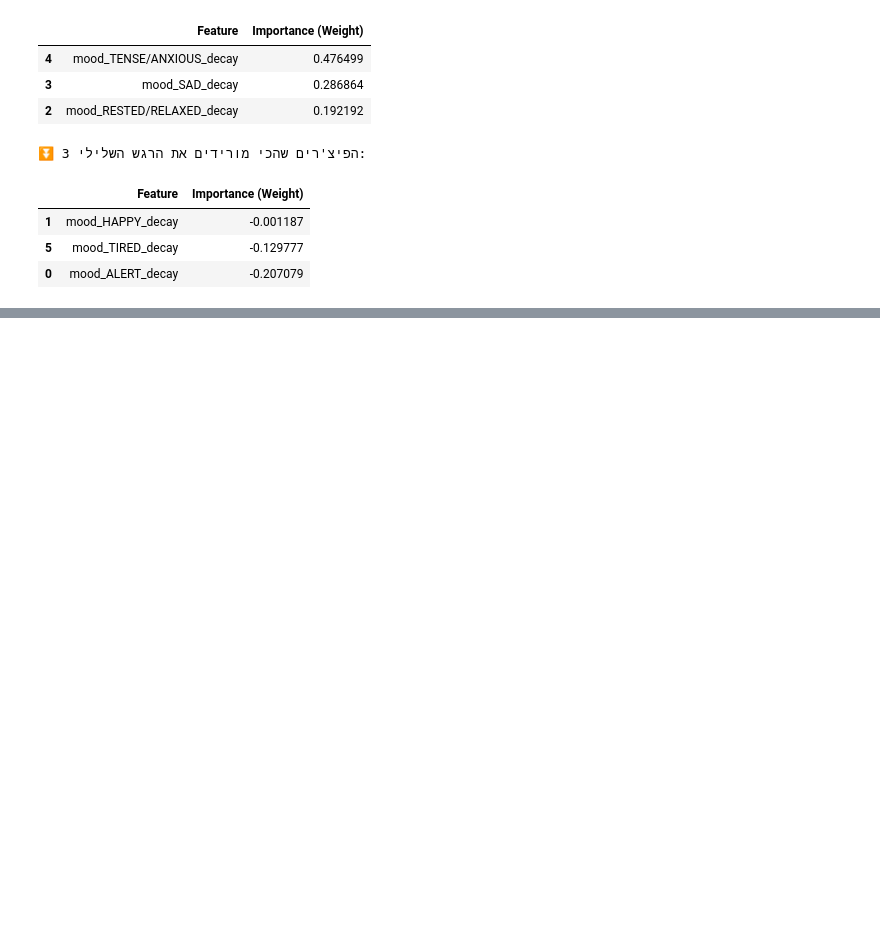
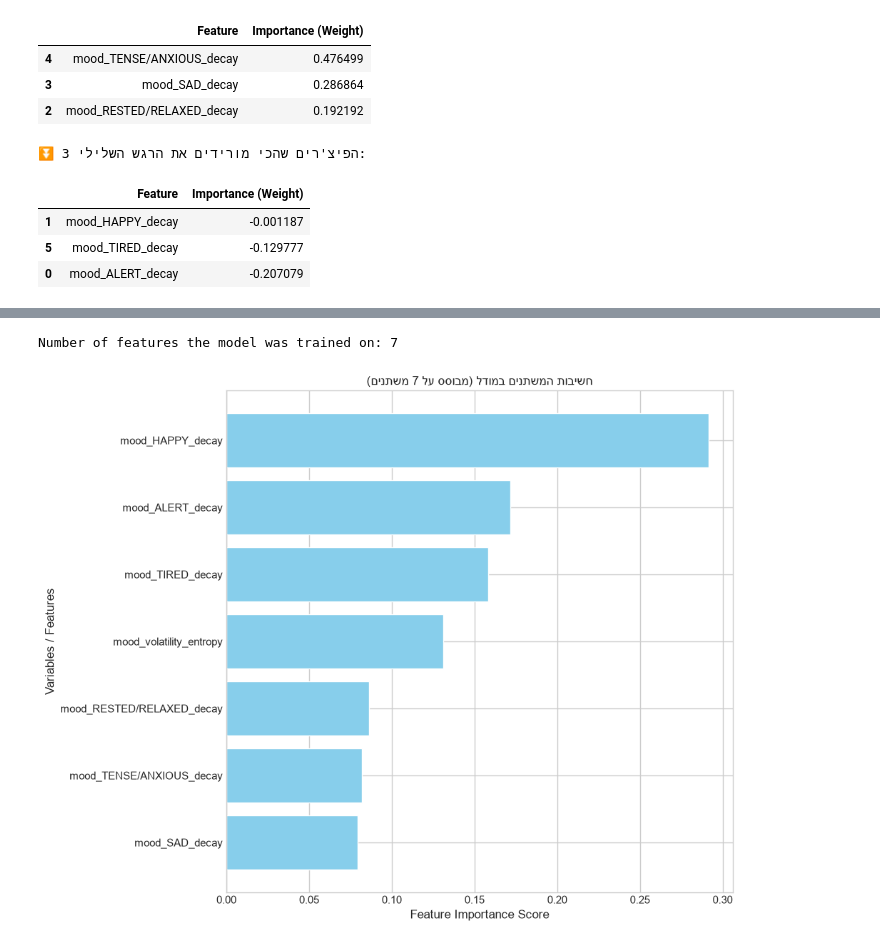
Before and after one commit to MoriahTDaniel/lifesnaps_project, a Jupyter notebook: notebooks/03_panas_like_model.ipynb, the cells around one changed output, grey strips where cells are left out. Drawn from its saved outputs; the diff is of its cells as text; code cells hidden in the pictures; blank space fills up the shorter version.

```diff
--- a/notebooks/03_panas_like_model.ipynb
+++ b/notebooks/03_panas_like_model.ipynb
@@ -1596,0 +1433,38 @@ Error:
+# %%
+import matplotlib.pyplot as plt
+import pandas as pd
+
+# 1. שליפת המשקולות מהמודל
+importances = model.feature_importances_
+print(f"Number of features the model was trained on: {len(importances)}")
+
+# 2. ניסיון לשלוף את השמות ישירות מהמודל (הכי בטוח)
+try:
+    features = model.feature_names_in_
+except AttributeError:
+    # אם המודל ישן ולא זוכר את השמות, נשדך לו את הטבלה המתאימה לפי האורך
+    if len(importances) == len(X_train_S.columns):
+        features = X_train_S.columns
+    elif len(importances) == len(X_train_D.columns):
+        features = X_train_D.columns
+    elif len(importances) == len(X_train_R.columns):
+        features = X_train_R.columns
+    else:
+        # אם שום טבלה לא מתאימה, פשוט נמספר אותם
+        features = [f"Feature {i+1}" for i in range(len(importances))]
+
+# 3. יצירת טבלה לסידור הנתונים
+feature_df = pd.DataFrame({'Feature': features, 'Importance': importances})
+feature_df = feature_df.sort_values(by='Importance', ascending=True)
+
+# 4. ציור הגרף
+plt.figure(figsize=(10, 8))
+plt.barh(feature_df['Feature'], feature_df['Importance'], color='skyblue')
+plt.xlabel('Feature Importance Score')
+plt.ylabel('Variables / Features')
+plt.title(f'חשיבות המשתנים במודל (מבוסס על {len(importances)} משתנים)')
+plt.tight_layout()
+plt.show()
+# %% [output]
+Number of features the model was trained on: 7
+[figure, added]
```
Also changed, not shown: parts of 9 cells of this notebook.
